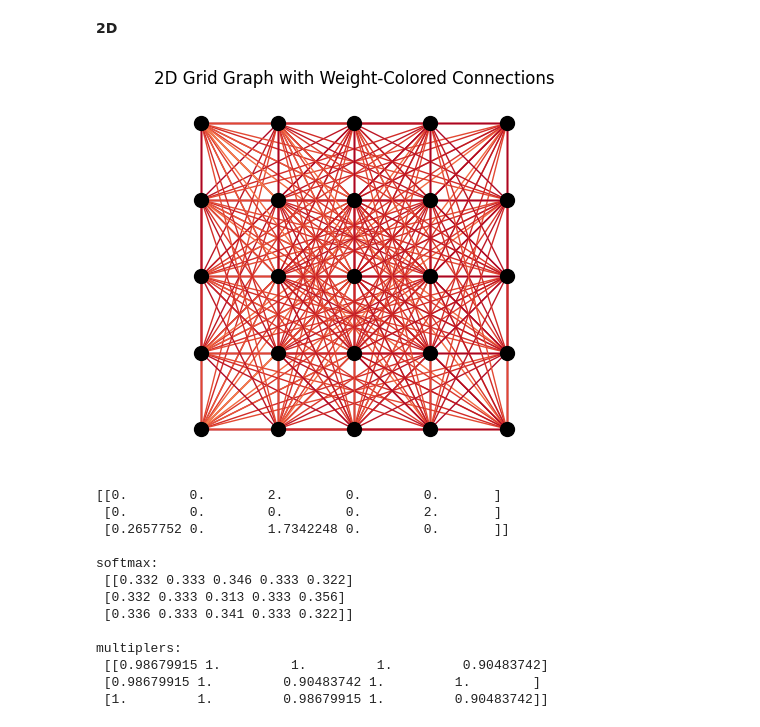
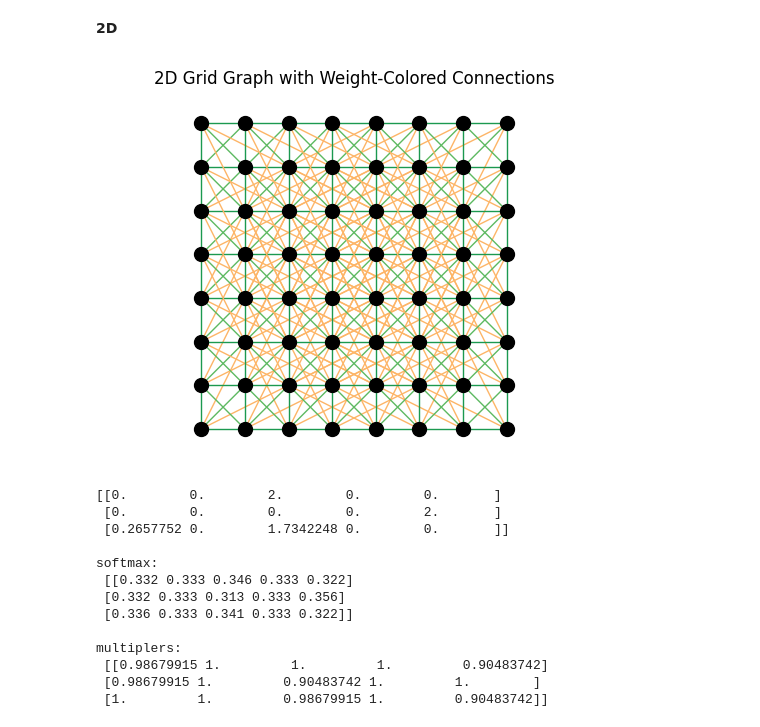
Before and after one commit to iKiru-hub/PCNN, a Jupyter notebook: pcnn_lab.ipynb, the cells around one changed output. Drawn from its saved outputs; the diff is of its cells as text; code cells hidden in the pictures.

```diff
--- a/pcnn_lab.ipynb
+++ b/pcnn_lab.ipynb
@@ -141,20 +174,19 @@ mv.plot_weight_matrix(w)
 **2D**
 # %%
 # Define a smaller network for clearer visualization
-N_small = 20  # Number of neurons
-dims = (5, 5)
-A = 0.  # Excitatory strength
+dims = (8, 8)
+A = 2.  # Excitatory strength
 B = 1.  # Inhibitory strength
 sigma_exc = 2.0  # Excitatory spread
-sigma_inh = 5.0  # Inhibitory spread
+sigma_inh = 4.0  # Inhibitory spread
 
 # Generate the Mexican hat connectivity pattern for the smaller network
 w = mod.mexican_hat_2D(dims, A, B, sigma_exc, sigma_inh)
 
 # plot
-mv.plot_graph_colored_2D(w, dims, threshold=0.3)
+mv.plot_graph_colored_2D(w, dims, threshold=0.37)
 # %% [output]
-[figure, old version]
+[figure, new version]
 # %%
 soft = lambda x, b: np.exp(b*x) / np.exp(b*x).sum(axis=0)
 # %%
```
Also changed, not shown: parts of 20 cells of this notebook, 1 other file.
